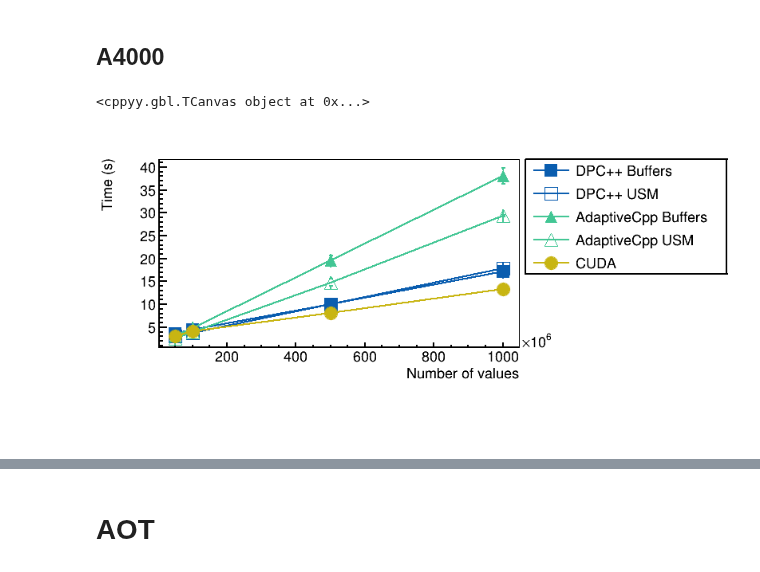
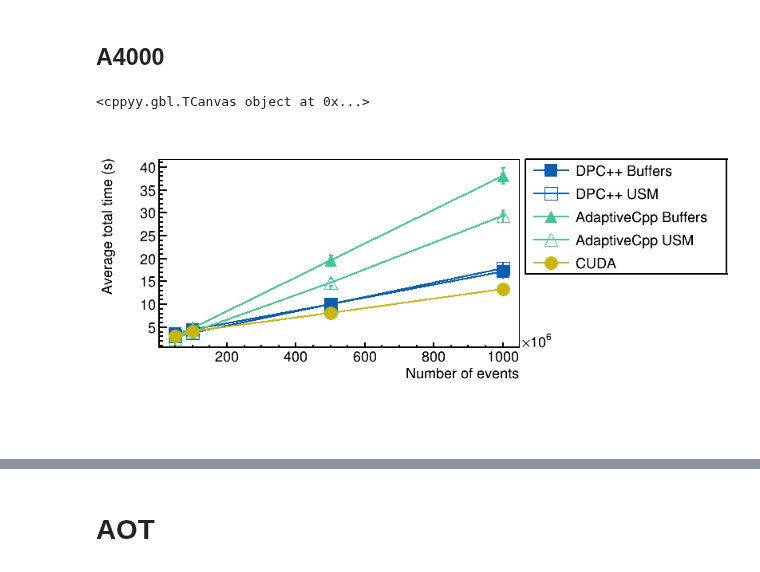
Before and after one commit to jolly-chen/msc-project, a Jupyter notebook: gpu-synchronous/sycl_paper.ipynb, the cells around one changed output, grey strips where cells are left out. Drawn from its saved outputs; the diff is of its cells as text; code cells hidden in the pictures.

```diff
--- a/gpu-synchronous/sycl_paper.ipynb
+++ b/gpu-synchronous/sycl_paper.ipynb
@@ -33,6 +35,18 @@ def map_env(e):
     elif e == "AdaptiveCpp":
         return "ACPP"
     return e
+
+def add_file(df, file, new_cols):
+    new_df = pd.read_csv(file)
+    new_df["nvals"] =  new_df["input"].apply(lambda s: np.float64(s.split("_")[-1].split(".")[0]))
+    new_df["distribution"] =  new_df["input"].apply(lambda s: s.split("_")[1])
+    convert_to_type(new_df, "edges", np.bool_)
+    if "ttotal" in new_df:
+        convert_to_type(new_df, "ttotal", np.float64)
+    for k,v in new_cols.items():
+        new_df[k] = v
+    df = pd.concat([df, new_df])
+    return df
 # %%
 def convert_to_type(df, col, type):
     df[col] =  df[col].apply(lambda s: type(s))
@@ -456,36 +517,36 @@ for ei, env in enumerate(selected_env):
         gr.GetHistogram().SetMinimum(0)
         gr.GetHistogram().SetLineWidth(10)
 
         mg.Add(gr, "ALP ")
         l.AddEntry(gr, env.split("_")[0] + " " + (type if "CUDA" not in env else ""))
 
 # mg.SetTitle(title)
 
 xaxis = mg.GetXaxis()
 # xaxis.SetTitle("#splitline{Bulk Size}")
-xaxis.SetTitle("Number of values")
+xaxis.SetTitle("Number of events")
 # xaxis.SetRangeUser(0, 10000000)
 # xaxis.SetTitleOffset(1.5)
 xaxis.SetTitleSize(0.05)
 xaxis.SetLabelSize(0.05)
 # xaxis.LabelsOption("hM")
 # xaxis.SetTickSize(0)
 
 yaxis = mg.GetYaxis()
-yaxis.SetTitle("Time (s)")
+yaxis.SetTitle("Average total time (s)")
 yaxis.SetTitleOffset(1)
 yaxis.SetTitleSize(0.05)
 yaxis.SetLabelSize(0.05)
 
 ROOT.gStyle.SetTitleFontSize(0.1)
 
 mg.Draw("a")
 l.Draw()
 c.SaveAs(f"sycl_totalruntime.pdf")
 c.DrawClone()
 # %% [output]
 <cppyy.gbl.TCanvas object at 0x...>
-[figure, old version]
+[figure, new version]
 # %%
 %jsroot off
 
```
Also changed, not shown: parts of 20 cells of this notebook.
